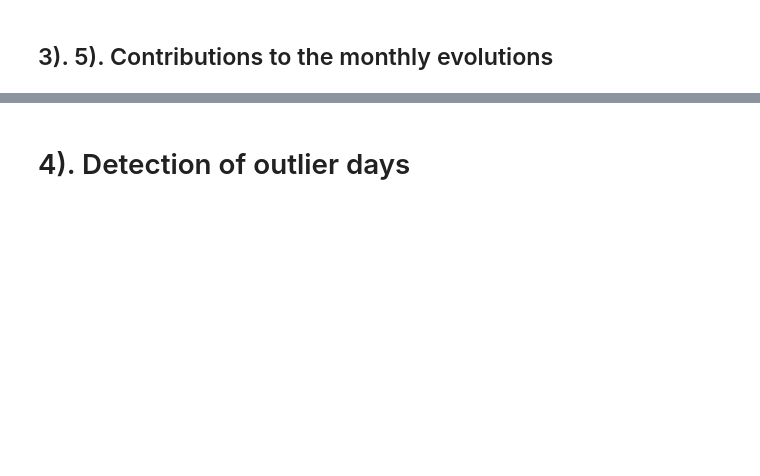
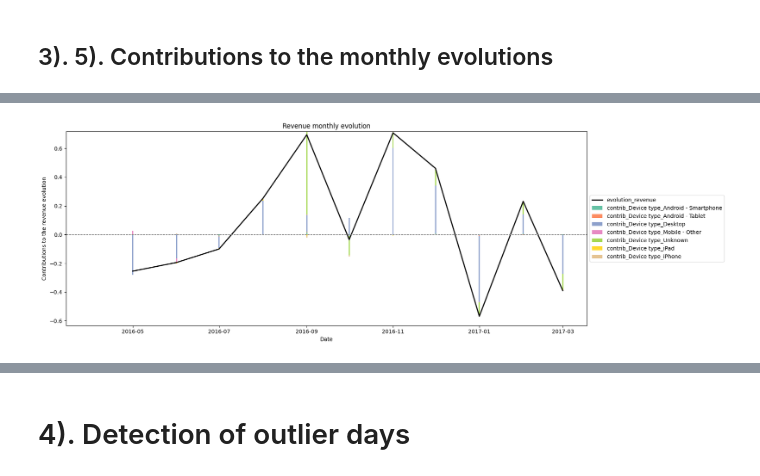
Before and after one commit to elissamim/e_commerce_traffic, a Jupyter notebook: notebooks/revenue_analysis.ipynb, the cells around one changed output, grey strips where cells are left out. Drawn from its saved outputs; the diff is of its cells as text; code cells hidden in the pictures; blank space fills up the shorter version.

Commit message:
(add) contributions

```diff
--- a/notebooks/revenue_analysis.ipynb
+++ b/notebooks/revenue_analysis.ipynb
@@ -294,0 +394,7 @@ plot_contributions(df_contrib_all,
+# %%
+plot_contributions(df_contrib_all,
+                   "evolution_revenue",
+                   [col for col in df_contrib_all.columns
+                   if col.startswith("contrib_Device type")])
+# %% [output]
+[figure, added]
```
Also changed, not shown: parts of 26 cells of this notebook, 1 other file.
